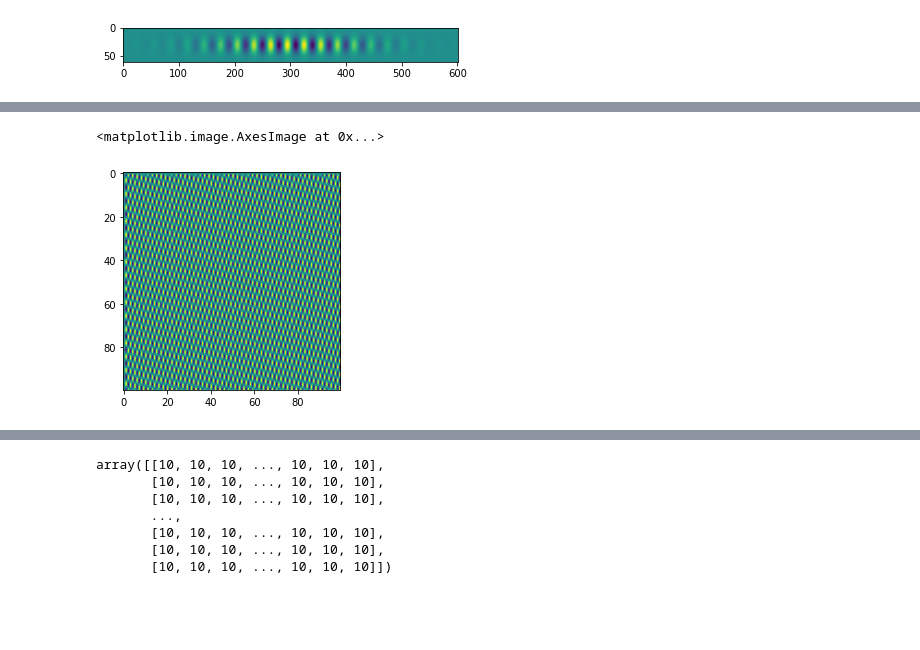
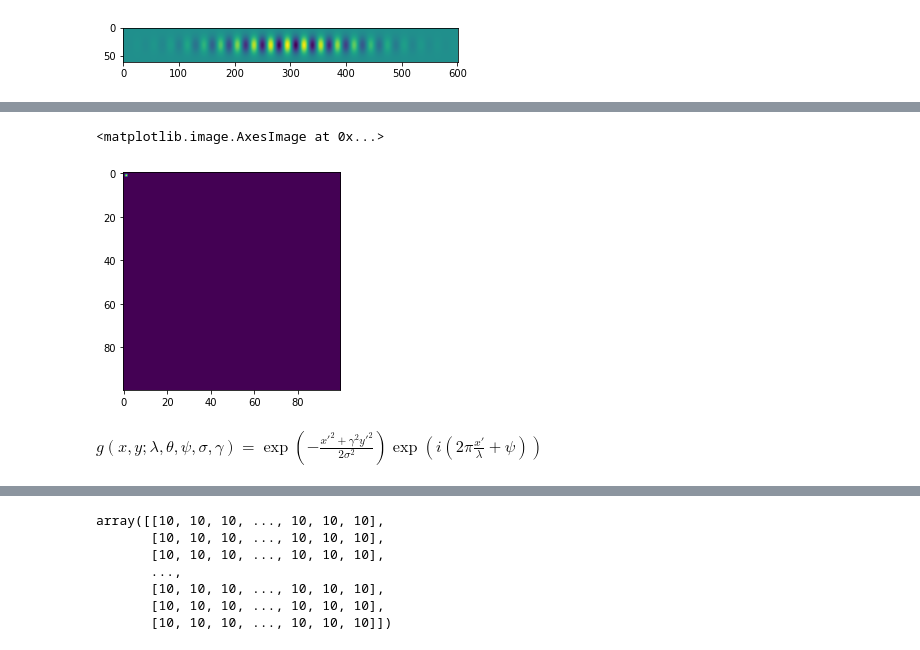
Before and after one commit to Wolframettes/Noise, a Jupyter notebook: Gabor.ipynb, the cells around one changed output, grey strips where cells are left out. Drawn from its saved outputs; the diff is of its cells as text; code cells hidden in the pictures; blank space fills up the shorter version.

```diff
--- a/Gabor.ipynb
+++ b/Gabor.ipynb
@@ -67,7 +86,7 @@ $G_c[i,j] = B e^{-\frac{(i^2+j^2)}{2\sigma^2}} \cos(2\pi f(i\cos\theta+j\sin\the
 # %%
 def gaborkernel(x,y,K,a,F0,w0):
     #print()
-    return K*m.exp(-m.pi*(a^2)*(x^2+y^2))*m.cos(2*m.pi*F0*(x*m.cos(w0)+y*m.sin(w0)))
+    return K*m.exp(-m.pi*(a**2)*(x**2+y**2))*m.cos(2*m.pi*F0*(x*m.cos(w0)+y*m.sin(w0)))
 
 def gaborize(lattice,K,a,F0,w0):
 
@@ -154,5 +220,7 @@ sera = gaborize(lattice3,100,20,10,10)
 # %%
-plt.imshow(gaborize(lattice6,1,2,1,10))
+plt.imshow(gaborize(lattice6,100,2,5,0.8))
 # %% [output]
 <matplotlib.image.AxesImage at 0x...>
-[figure, old version]
+[figure, new version]
+# %% [markdown]
+$g(x,y;\lambda,\theta,\psi,\sigma,\gamma) = \exp\left(-\frac{x'^2+\gamma^2y'^2}{2\sigma^2}\right)\exp\left(i\left(2\pi\frac{x'}{\lambda}+\psi\right)\right)$
```
Also changed, not shown: parts of 20 cells of this notebook.
